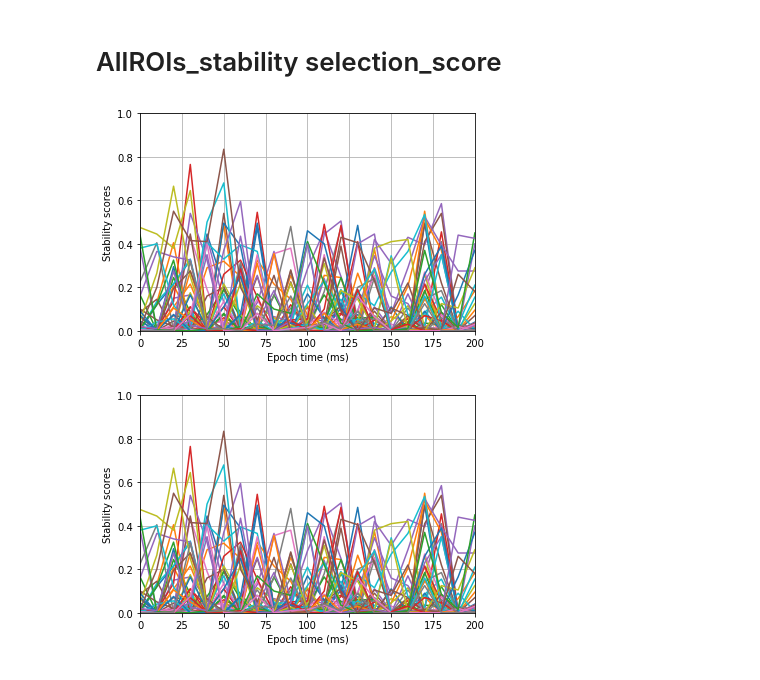
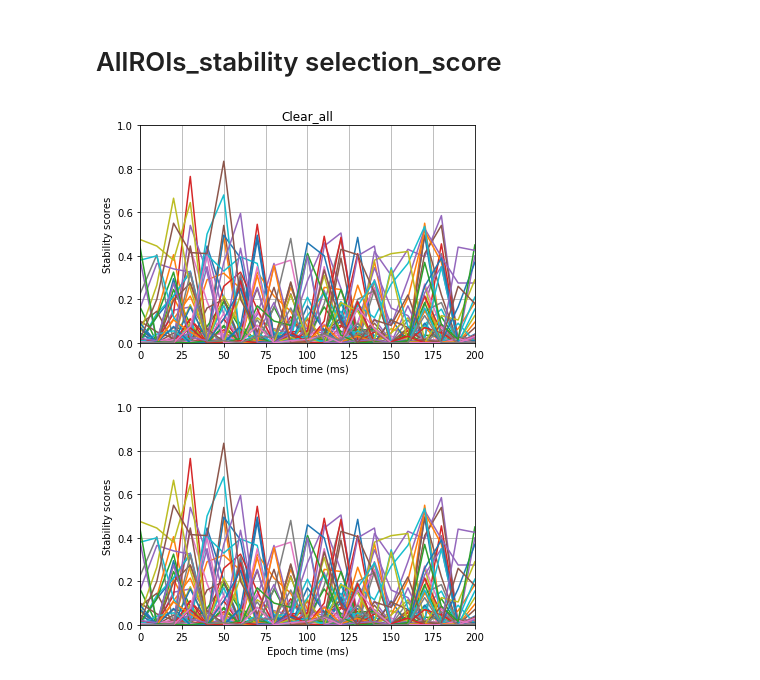
Before and after one commit to msultanmahmud/EEG_Analysis, a Jupyter notebook: Stability_selection_v1/StabilitySelection_clear_Ranking_feat_visual_SV_v6.ipynb, the cells around one changed output. Saved outputs shown, nothing was run; the diff lists cells and outputs as text; code cells hidden in the pictures.

```diff
--- a/Stability_selection_v1/StabilitySelection_clear_Ranking_feat_visual_SV_v6.ipynb
+++ b/Stability_selection_v1/StabilitySelection_clear_Ranking_feat_visual_SV_v6.ipynb
@@ -892,27 +892,29 @@ len(clf.scores_)
 # %%
 g=clf.scores_
 allROIs=range(0,68)
 x=[];
 for i in allROIs:
 #     print i
     r=np.arange(i,1428,68)
     l=np.int_(r)
 #     ll=g[r]
     ll=g[l]
     x.append(ll)
 hh=pd.DataFrame(x)
 t=np.linspace(0,200,21)
 yu=hh.values
 # yu=hh.values[[0,1,2,3,4,16],:]
 plt.plot(t,yu.T)
 plt.xlim(0, 200)
 plt.ylim(0,1)
 plt.grid(True)
 plt.ylabel("Stability scores")
 plt.xlabel("Epoch time (ms)")
+plt.title("Clear_all")
+# plt.legend(leg)
 plt.show()
 # %% [output]
-[figure, old version]
+[figure, new version]
 # %%
 t=np.linspace(0,200,21)
 yu=hh.values
```
Also changed, not shown: parts of 2 cells of this notebook, 5 other files.
